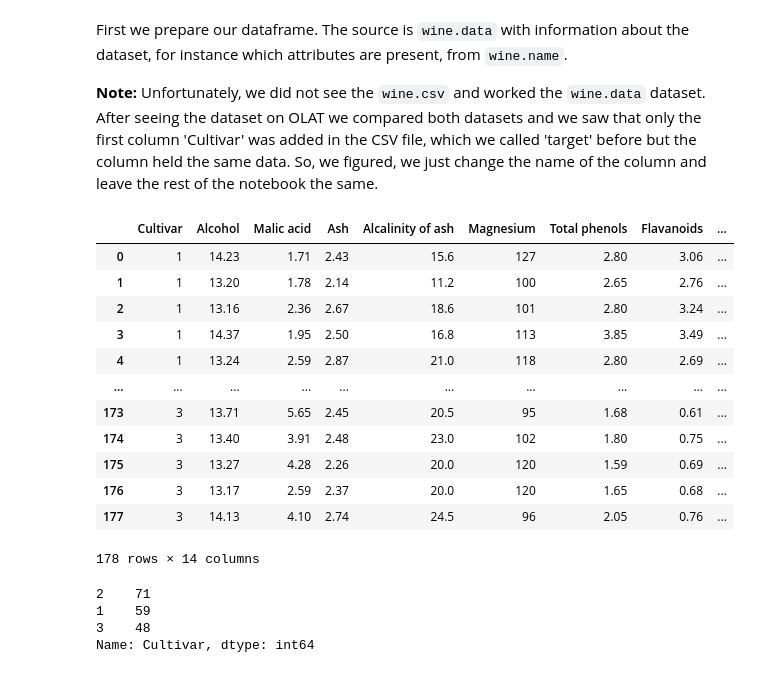
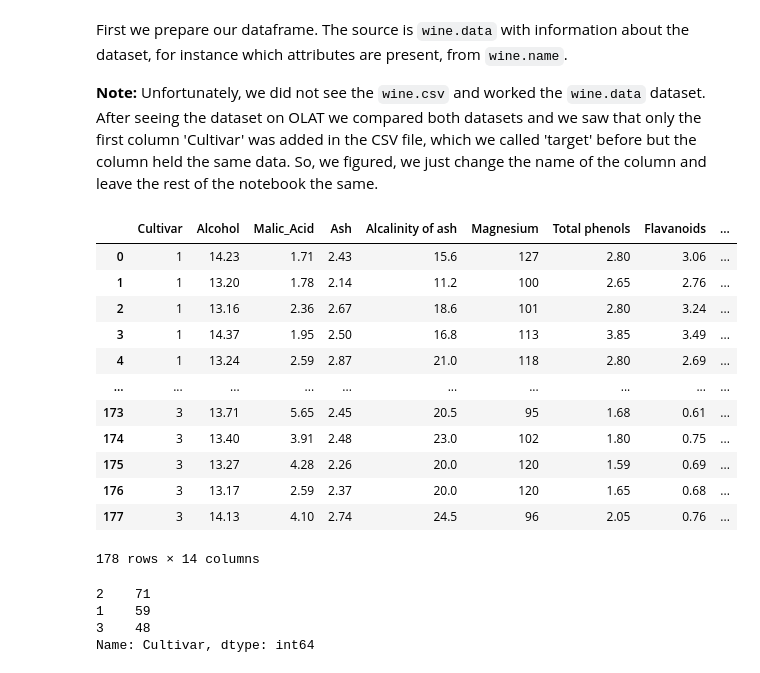
Before and after one commit to Falk358/data_science, a Jupyter notebook: sheet06/dea06_exercise1.ipynb, the cells around one changed output. Drawn from its saved outputs; the diff is of its cells as text; code cells hidden in the pictures.

```diff
--- a/sheet06/dea06_exercise1.ipynb
+++ b/sheet06/dea06_exercise1.ipynb
@@ -20,16 +20,16 @@ First we prepare our dataframe. The source is `wine.data` with information about
 Unfortunately, we did not see the `wine.csv` and worked the `wine.data` dataset. After seeing the dataset on OLAT we compared both datasets and we saw that only the first column 'Cultivar' was added in the CSV file, which we called 'target' before but the column held the same data. So, we figured, we just change the name of the column and leave the rest of the notebook the same.
 # %%
 # OLAT dataset
-#df_test = pd.read_csv("../data/wine.csv")
+df = pd.read_csv("../data/wine.csv")
 # %%
 # first column is our class identifier (= Cultivar), which has 3 number of instances for classification
 columns = ['Cultivar', 'Alcohol', 'Malic acid', 'Ash', 'Alcalinity of ash', 'Magnesium', 'Total phenols', 'Flavanoids', 'Nonflavanoid phenols', 'Proanthocyanins', 'Color intensity', 'Hue', 'OD280/OD315 of diluted wines', 'Proline']
 # %%
 # import dataframe
-df = pd.read_csv("../data/wine.data", names=columns)
+#df = pd.read_csv("../data/wine.data", names=columns)
 df
 # %% [output]
-|  | Cultivar | Alcohol | Malic acid | Ash | Alcalinity of ash | Magnesium | Total phenols | Flavanoids | ... |
+|  | Cultivar | Alcohol | Malic_Acid | Ash | Alcalinity of ash | Magnesium | Total phenols | Flavanoids | ... |
 | 0 | 1 | 14.23 | 1.71 | 2.43 | 15.6 | 127 | 2.80 | 3.06 | ... |
 | 1 | 1 | 13.20 | 1.78 | 2.14 | 11.2 | 100 | 2.65 | 2.76 | ... |
 | 2 | 1 | 13.16 | 2.36 | 2.67 | 18.6 | 101 | 2.80 | 3.24 | ... |
```
Also changed, not shown: parts of 7 cells of this notebook.
